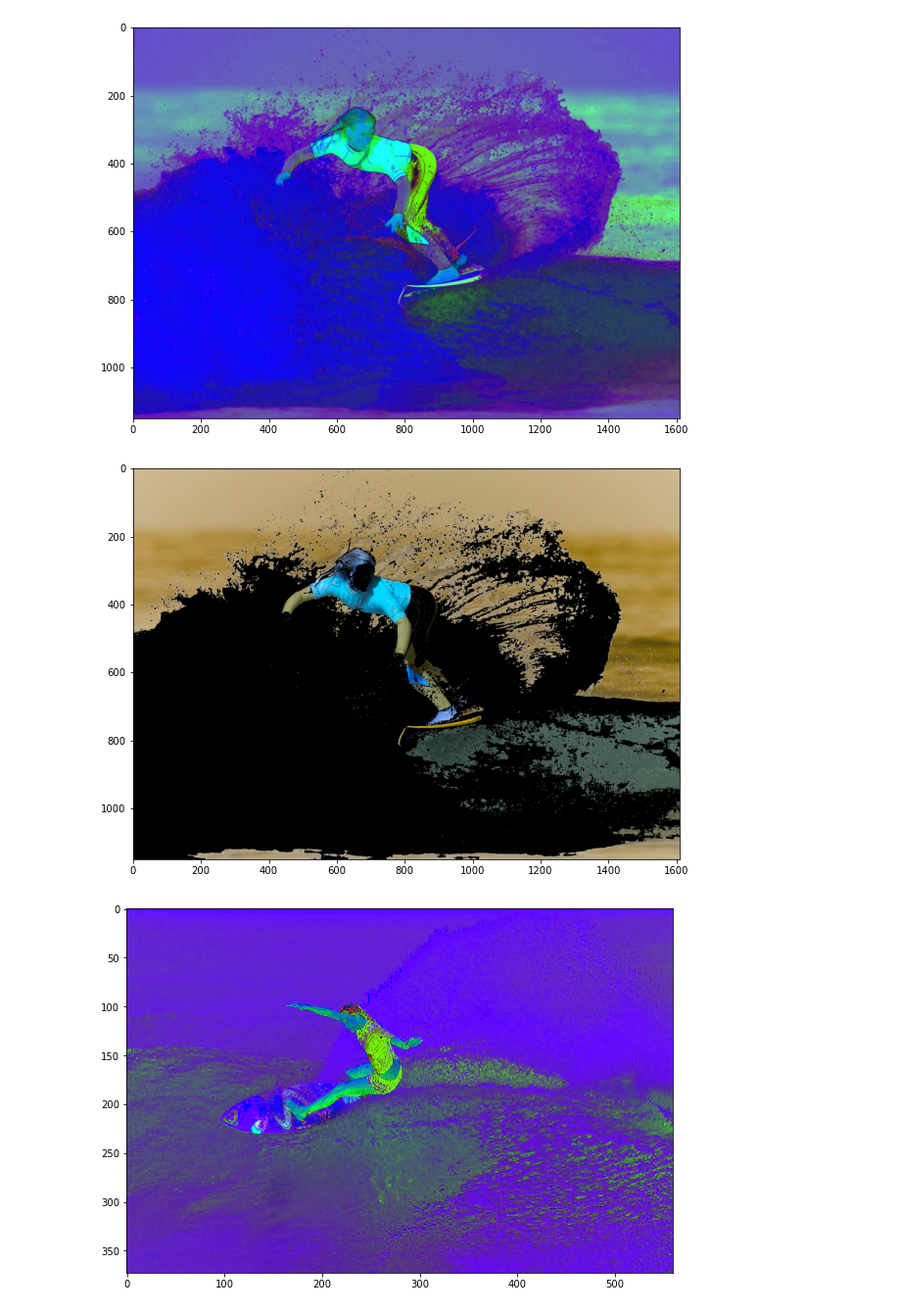
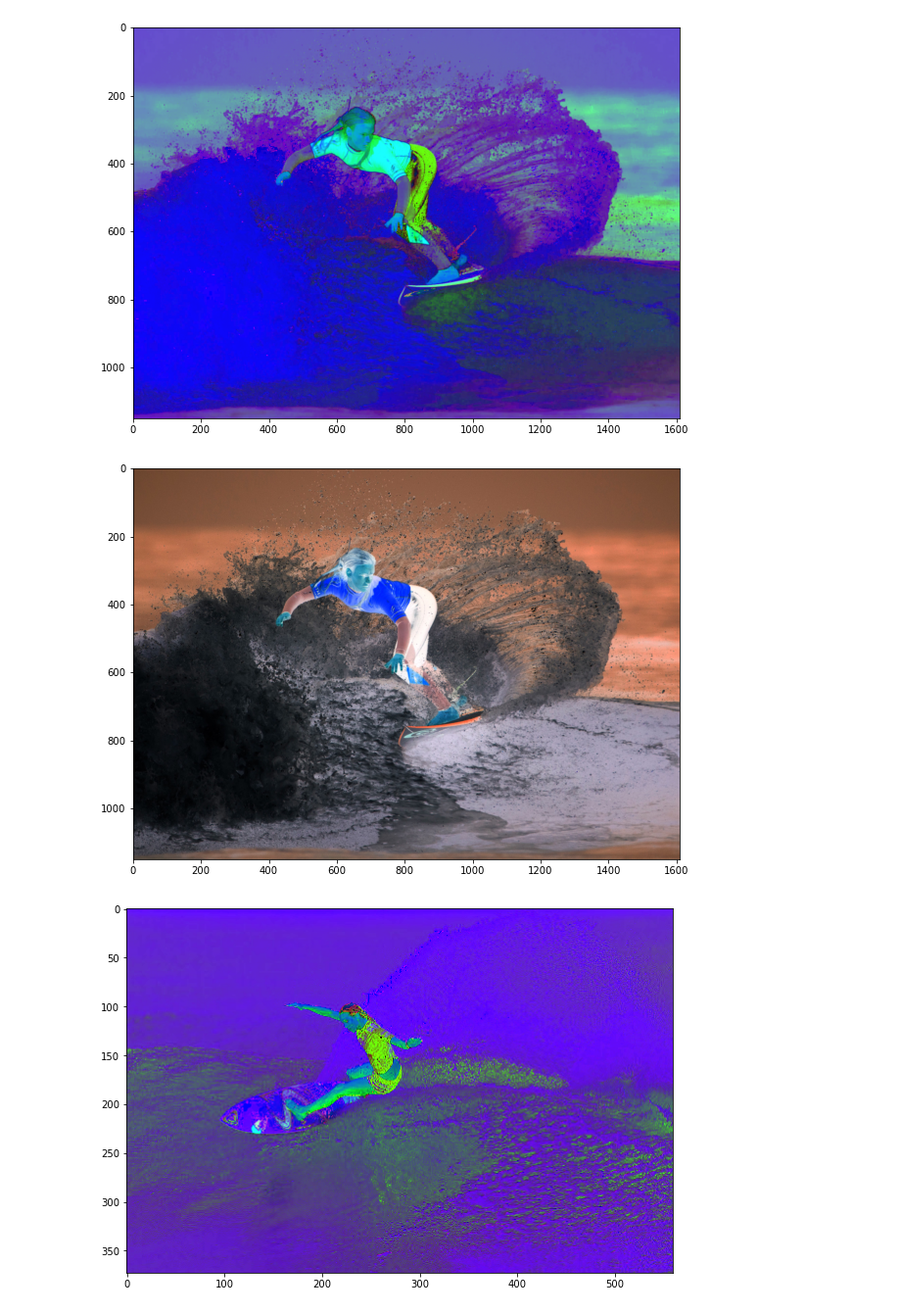
Before and after one commit to jobyid/ComputerVision, a Jupyter notebook: 6. Computer Vision/03. Histograms, transformations and Bitwise ops/Bitwise operators.ipynb, the cells around one changed output. Shown at 98% size. Saved outputs shown, nothing was run; the diff lists cells and outputs as text; code cells hidden in the pictures.

```diff
--- a/6. Computer Vision/03. Histograms, transformations and Bitwise ops/Bitwise operators.ipynb
+++ b/6. Computer Vision/03. Histograms, transformations and Bitwise ops/Bitwise operators.ipynb
@@ -77,14 +77,15 @@ colshow(hsv_col)#colshow(cv2.cvtColor(col_copy, cv2.COLOR_BGR2RGB))
 # %% [output]
 [figure]
 # %%
-low = (10,51,25)
-high = (150,260,800)
-mask = cv2.inRange(hsv_col,low,high)
+low = (25,51,25)
+high = (125,260,800)
+mask = cv2.inRange(col_copy,low,high)
 s = col_copy.copy()
 s[mask==0] = [0,0,0]
-colshow(s)
+s = cv2.bitwise_not(col_copy,s)
+colshow(cv2.cvtColor(s,cv2.COLOR_BGR2RGB))
 # %% [output]
-[figure, old version]
+[figure, new version]
 # %%
 colshow(hsv_col)
 # %% [output]
```
Also changed, not shown: 1 other file.
